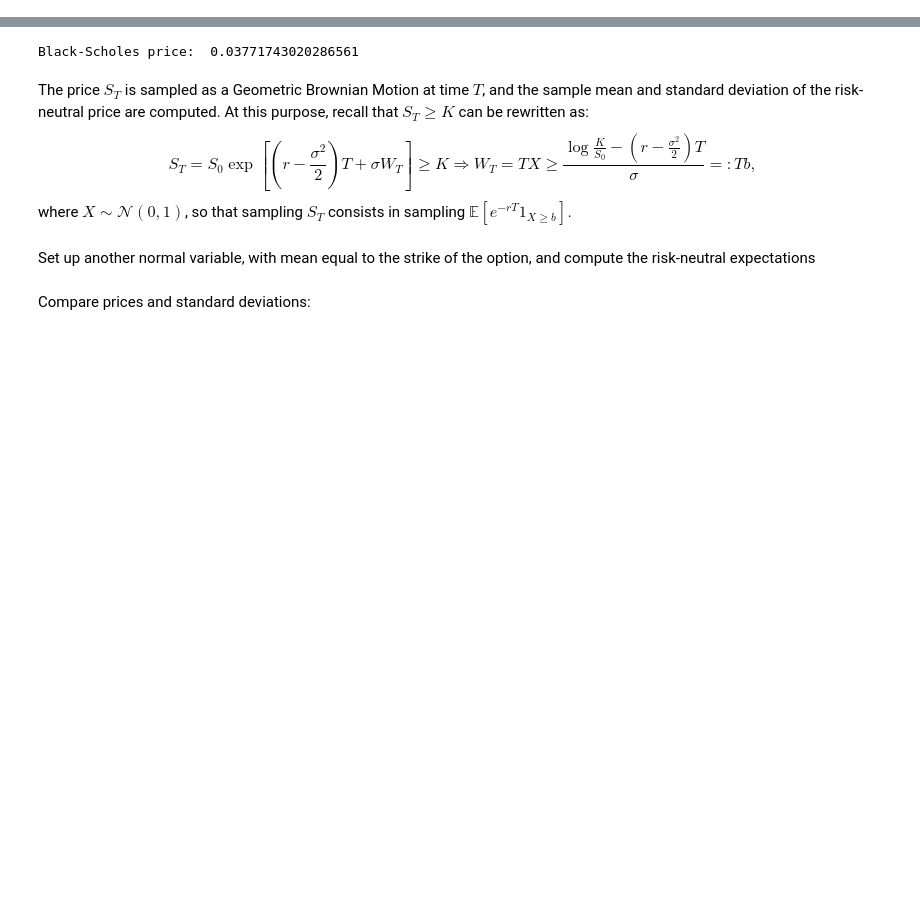
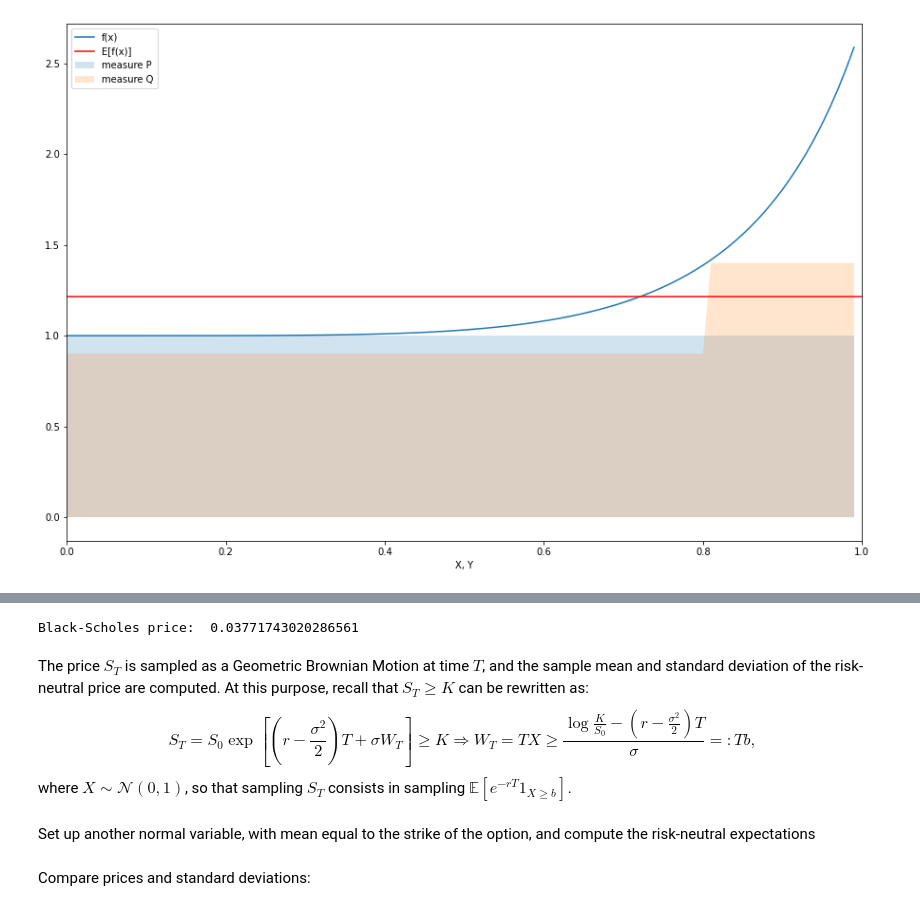
Before and after one commit to lucchem/mc_experiments, a Jupyter notebook: importance_sampling.ipynb, the cells around one changed output, grey strips where cells are left out. Drawn from its saved outputs; the diff is of its cells as text; code cells hidden in the pictures; blank space fills up the shorter version.

```diff
--- a/importance_sampling.ipynb
+++ b/importance_sampling.ipynb
@@ -6,0 +22,30 @@ np.random.seed(10101)
+# %%
+xp = np.arange(0,1,0.01)
+
+def f(x):
+    return np.exp(x**5)
+
+def P(x):
+    return sts.uniform.pdf(x, 0, 1)
+
+def Q(x, m = 0.8, l = 0.9):
+    q = l*np.ones(len(x))
+    q[np.where(x > m)] = (1 - l*m)/(1 - m)
+
+    return q
+
+def radon_nikodym(x, m = 0.8, l = 0.9):
+    return P(x)/Q(x, m, l)
+# %%
+plt.plot(xp, f(xp), label = 'f(x)')
+plt.axhline(((f(xp)*P(xp))*(xp[1]-xp[0])).sum(), label = 'E[f(x)]', c="red")
+plt.fill_between(xp, P(xp), alpha = 0.2, label = "measure P")
+plt.fill_between(xp, Q(xp), alpha = 0.2, label = "measure Q")
+#plt.plot(xp, radon_nikodym(xp), label = 'dP/dQ')
+#plt.plot(xp, f(xp)*radon_nikodym(xp), label = 'f*dP/dQ')
+plt.legend()
+plt.xlabel("X, Y")
+plt.xlim(0,1)
+plt.show()
+# %% [output]
+[figure, added]
```
Also changed, not shown: parts of 7 cells of this notebook, 1 other file.
